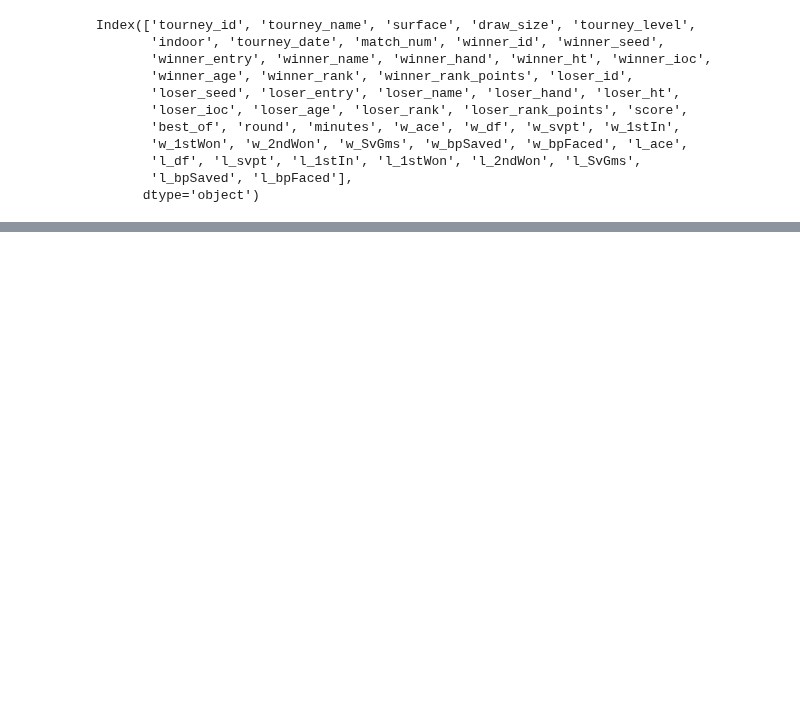
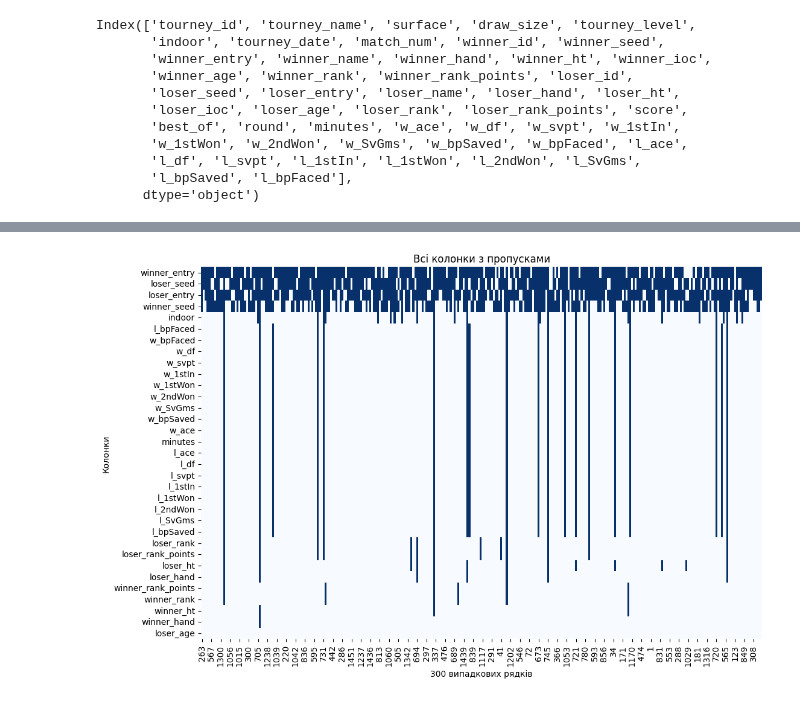
Before and after one commit to 7t3an/tennis_match_prediction, a Jupyter notebook: notebooks/main_eda.ipynb, the cells around one changed output, grey strips where cells are left out. Cells and saved outputs as stored; diff of their text form; code cells hidden in the pictures; blank space fills up the shorter version.

```diff
--- a/notebooks/main_eda.ipynb
+++ b/notebooks/main_eda.ipynb
@@ -10,4 +10,4 @@ from sklearn.ensemble import RandomForestClassifier, RandomForestRegressor
 # %%
 pd.set_option("display.max_columns", None)
 # %%
-df_sackman_2020 = pd.read_csv('../data/sackmann/atp_matches_2020.csv')
+df = pd.read_csv('../data/tml/2020.csv')
@@ -138,0 +92,14 @@ Index(['tourney_id', 'tourney_name', 'surface', 'draw_size', 'tourney_level',
+# %%
+missing_stats = pd.DataFrame({
+    'Column': df.columns,
+    'Missing_Count': df.isna().sum(),
+    'Missing_Percent': (df.isna().sum() / len(df) * 100).round(2),
+    'Non_Missing': len(df) - df.isna().sum(),
+    'Total_Rows': len(df)
+})
+
+missing_stats = missing_stats.sort_values('Missing_Count', ascending=False)
+
+missing_stats_filtered = missing_stats[missing_stats['Missing_Count'] > 0]
+
+print(missing_stats_filtered.to_string(index=False))
@@ -138,0 +124,15 @@ Index(['tourney_id', 'tourney_name', 'surface', 'draw_size', 'tourney_level',
+# %%
+cols_with_missing = missing_stats_filtered['Column'].tolist()
+
+plt.figure(figsize=(12, 8))
+sns.heatmap(df[cols_with_missing].sample(300).isna().T,
+            cmap = 'Blues',
+            cbar=False,
+            yticklabels=cols_with_missing)
+
+plt.title('Всі колонки з пропусками')
+plt.xlabel('300 випадкових рядків')
+plt.ylabel('Колонки')
+plt.show()
+# %% [output]
+[figure, added]
```
Also changed, not shown: parts of 14 cells of this notebook, 26 other files.
